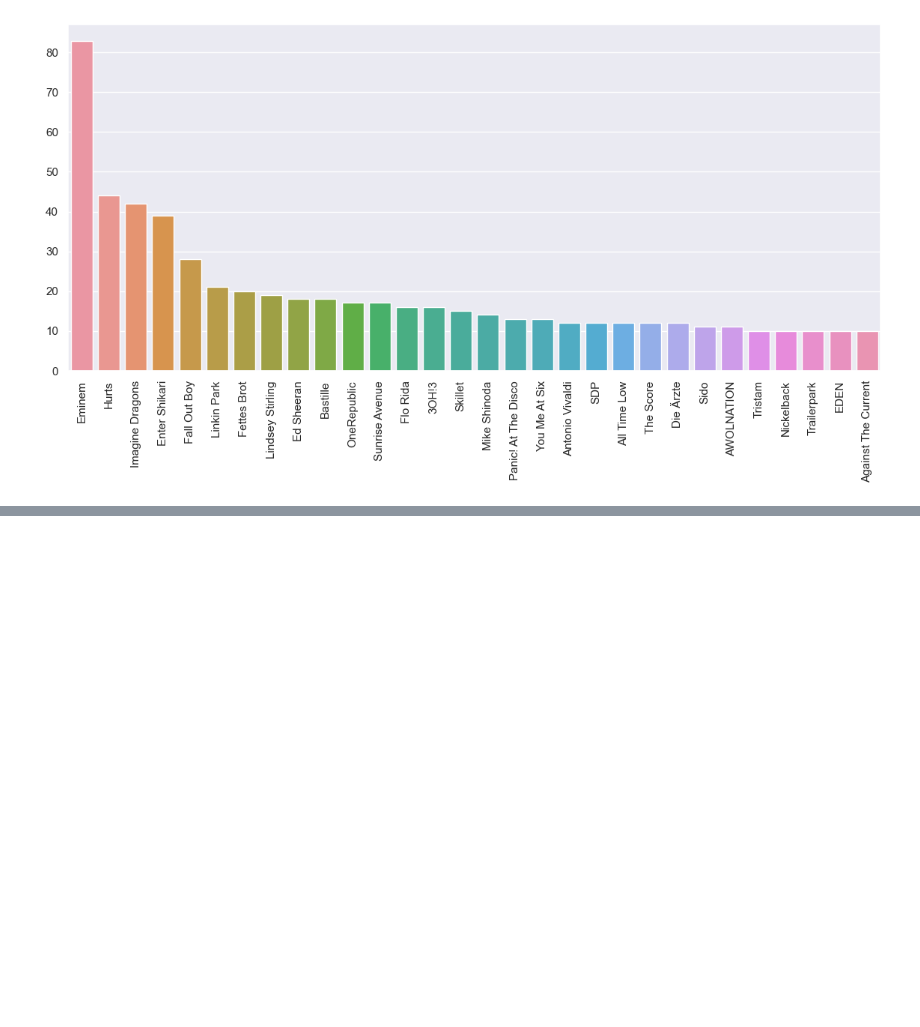
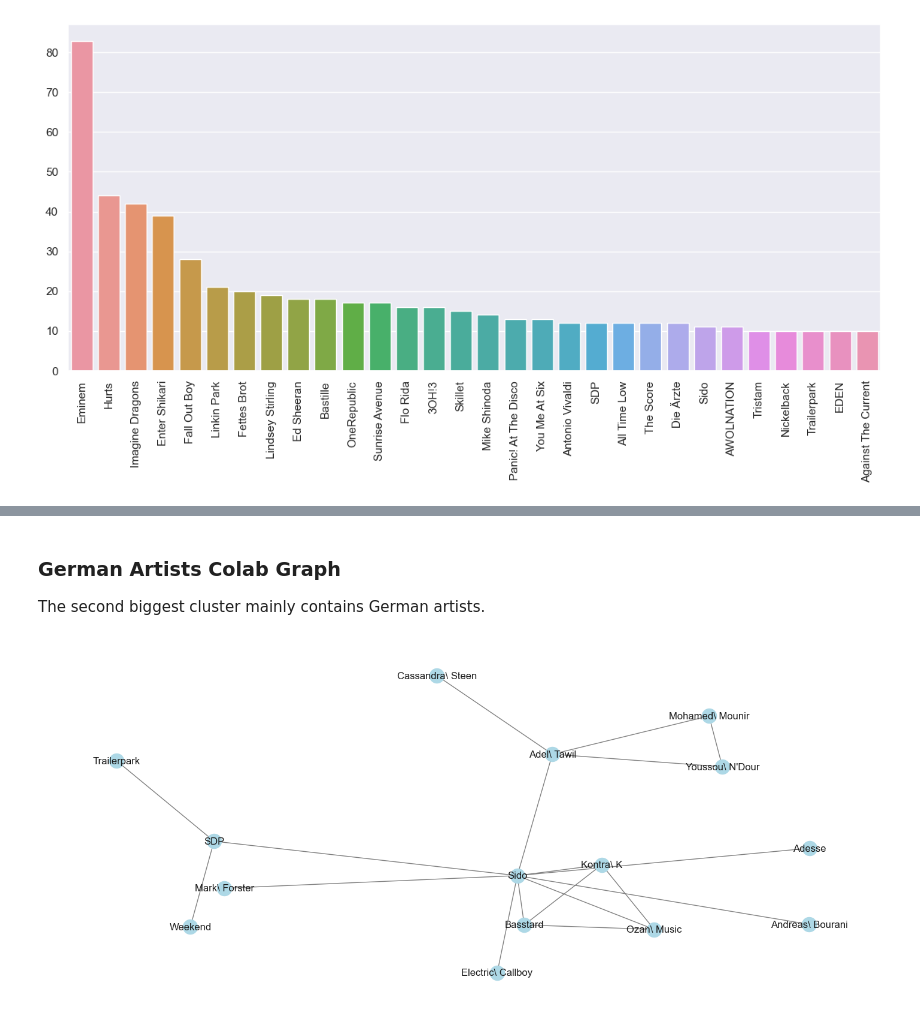
Before and after one commit to Lalaluka/DataDrivenMe, a Jupyter notebook: Spotify/spotify.ipynb, the cells around one changed output, grey strips where cells are left out. Cells and saved outputs as stored; diff of their text form; code cells hidden in the pictures; blank space fills up the shorter version.

```diff
--- a/Spotify/spotify.ipynb
+++ b/Spotify/spotify.ipynb
@@ -177,0 +183,18 @@ print(association_results.head(10))
+# %%
+import re
+
+G = nx.Graph()
+
+filtered_df = df[df['artist'].apply(lambda x: isinstance(x, list))]
+
+for index, row in df.iterrows():
+  if type(row["artist"]) == list:
+    for i in row["artist"]:
+      G.add_node(re.escape(i))
+      for j in row["artist"]:
+        if i != j:
+          G.add_edge(re.escape(i), re.escape(j))
+  else:
+    G.add_node(re.escape(row["artist"]))
+
+print(G)
@@ -177,0 +292,19 @@ print(association_results.head(10))
+# %% [markdown]
+### German Artists Colab Graph
+The second biggest cluster mainly contains German artists.
+# %%
+# Get the second biggest subgraph
+second_biggest_subgraph = filtered_subgraphs[1]
+
+# Create a subgraph of the second biggest subgraph
+subgraph = G.subgraph(second_biggest_subgraph)
+
+pos = nx.spring_layout(subgraph, k=1)
+
+# Draw the subgraph using NetworkX and matplotlib with adjusted spacing
+nx.draw(subgraph, pos, with_labels=True, node_color='lightblue', edge_color='gray')
+
+# Show the graph
+plt.show()
+# %% [output]
+[figure, added]
```
Also changed, not shown: parts of 12 cells of this notebook, 3 other files.
